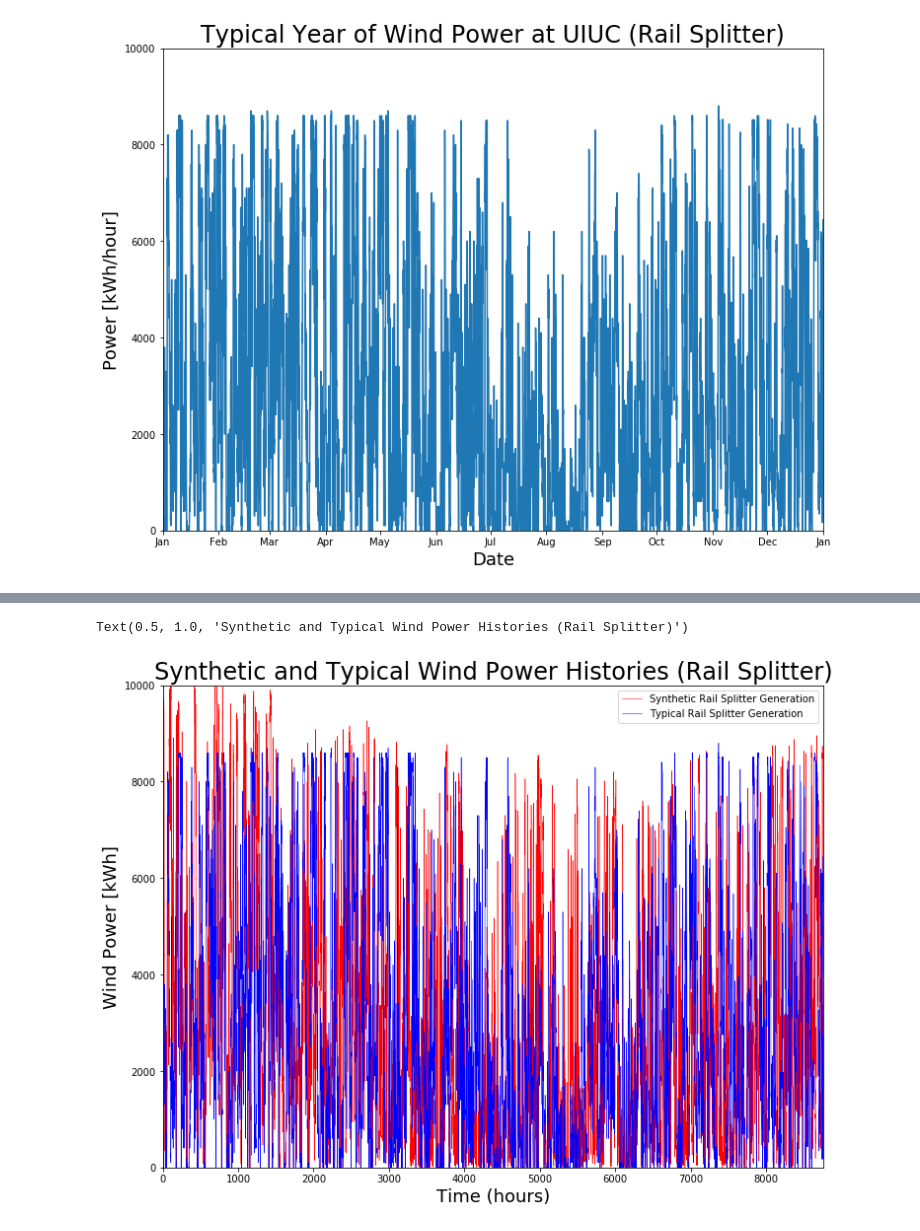
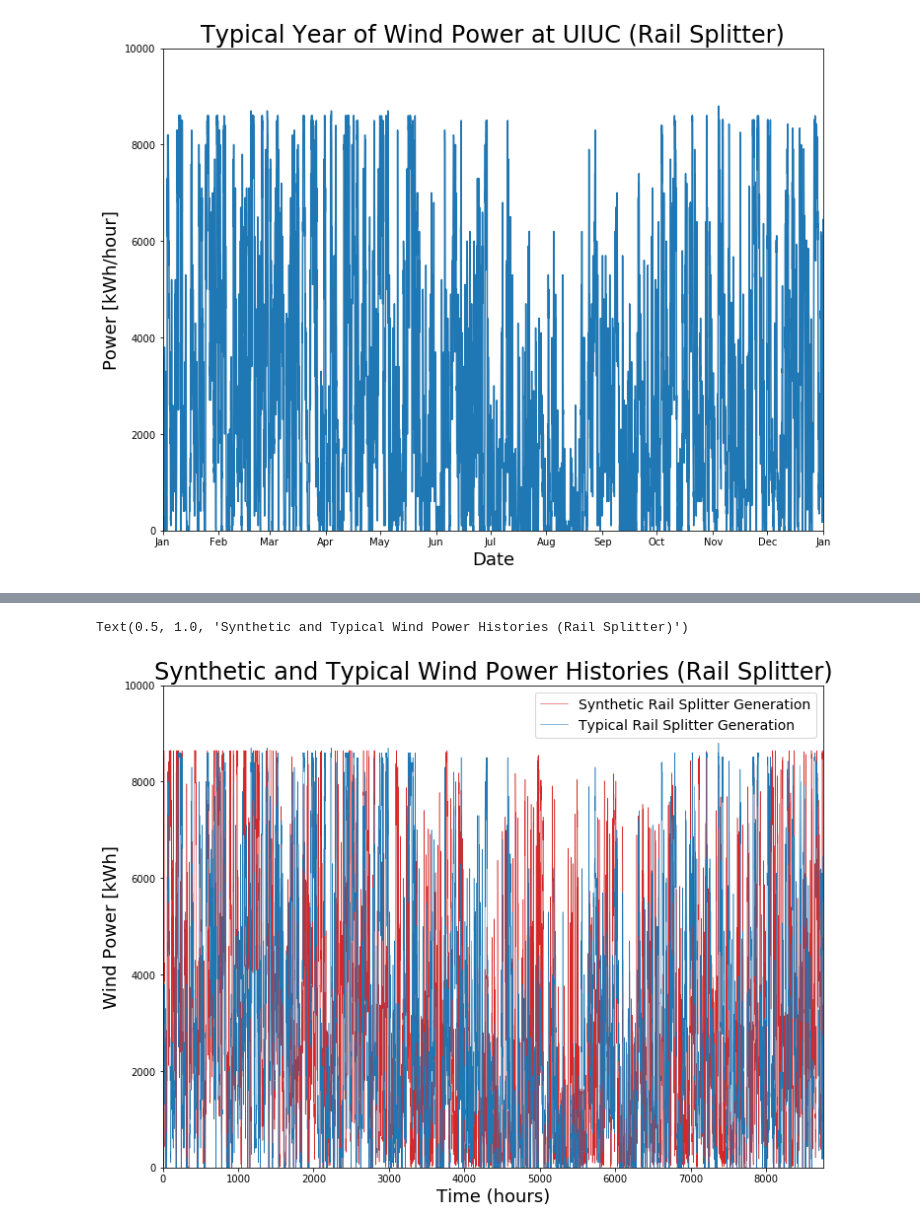
Before and after one commit to arfc/pride, a Jupyter notebook: data_processing/railsplitter_data.ipynb, the cells around one changed output, grey strips where cells are left out. Drawn from its saved outputs; the diff is of its cells as text; code cells hidden in the pictures.

```diff
--- a/data_processing/railsplitter_data.ipynb
+++ b/data_processing/railsplitter_data.ipynb
@@ -304,16 +356,19 @@ synthetic_history = pd.read_csv(path+"RailSplitterHistories_2.csv")
+# %%
+over_max = synthetic_history.mw > 8.643
+synthetic_history.mw.mask(over_max, 8.643, inplace=True)
 # %%
 # plot synthetic history
 fig,ax = plt.subplots(1,1,figsize=(12,9), edgecolor='k', facecolor='w')
 ax.plot(synthetic_history['time'], synthetic_history['mw']*1000,
-         color='r',lw = 0.5, label='Synthetic Rail Splitter Generation')
+         color='tab:red',lw = 0.5, label='Synthetic Rail Splitter Generation')
 ax.plot(typical_railsplitter['time'], typical_railsplitter['mw']*1000,
-         color='b', lw=0.5, label='Typical Rail Splitter Generation')
+         color='tab:blue', lw=0.5, label='Typical Rail Splitter Generation')
 ax.set_ylabel("Wind Power [kWh]", fontsize=18)
 ax.set_xlabel("Time (hours)", fontsize=18)
 ax.set_ylim(0,10000)
 ax.set_xlim(0,8760)
-ax.legend()
+ax.legend(fontsize=14, fancybox=True)
 ax.set_title("Synthetic and Typical Wind Power Histories (Rail Splitter)", fontsize=24)
 # %% [output]
 Text(0.5, 1.0, 'Synthetic and Typical Wind Power Histories (Rail Splitter)')
-[figure, old version]
+[figure, new version]
```
Also changed, not shown: parts of 6 cells of this notebook, 3 other files.
